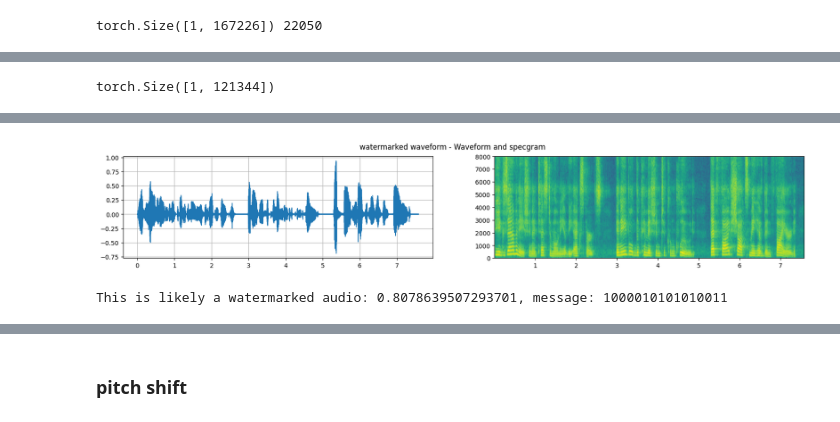
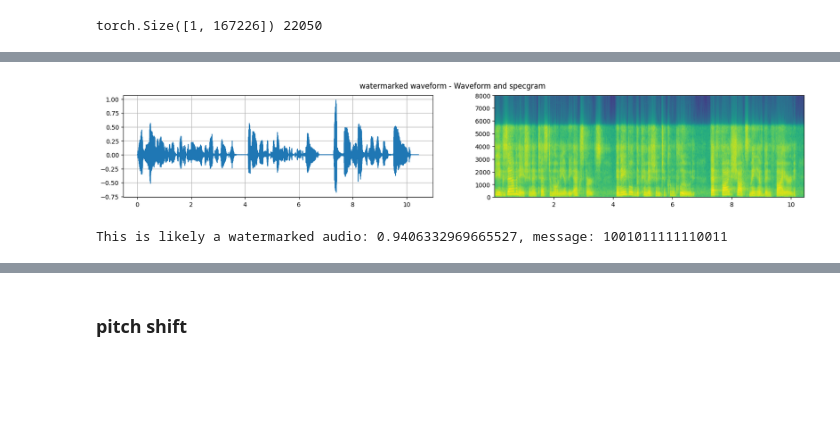
Before and after one commit to goannan/VoiceMark, a Jupyter notebook: example/getting_started.ipynb, the cells around one changed output, grey strips where cells are left out. Cells and saved outputs as stored; diff of their text form; code cells hidden in the pictures; blank space fills up the shorter version.

```diff
--- a/example/getting_started.ipynb
+++ b/example/getting_started.ipynb
@@ -92,14 +76,14 @@ play_audio(watermarked_audio, 16000)
 # %%
 import soundfile as sf
+import numpy as np
 
 # 保存
 sf.write("watermarked_audio.wav", watermarked_audio.cpu().numpy().squeeze().astype('float32'), 16000)
-
 # 读取回来
 import librosa
-audio_np, sr = librosa.load("watermarked_audio.wav", sr=16000)
+audio_np, _ = librosa.load("watermarked_audio.wav")
+# watermarked_audio, sr = torchaudio.load("watermarked_audio.wav")
+# diff = torch.abs(watermarked_audio - audio_np)
+# print("平均差:", diff.mean(), "最大差:", diff.max())
 # 转回 Tensor
 watermarked_audio = torch.tensor(audio_np, dtype=torch.float32).unsqueeze(0)
-print(watermarked_audio.shape)
-# %% [output]
-torch.Size([1, 121344])
@@ -106,5 +120,6 @@ torch.Size([1, 121344])
 # %%
+play_audio(watermarked_audio, 16000)
 plot_waveform_and_specgram(watermarked_audio, 16000, "watermarked waveform")
-result, message = decode_watermark(watermarked_audio, sr)
+result, message = decode_watermark(watermarked_audio, 16000)
 print(f"\nThis is likely a watermarked audio: {result}, message: {message}")
 # %% [output]
@@ -111,5 +127,5 @@ print(f"\nThis is likely a watermarked audio: {result}, message: {message}")
-[figure, old version]
+[figure, new version]
-This is likely a watermarked audio: 0.8078639507293701, message: 1000010101010011
+This is likely a watermarked audio: 0.9406332969665527, message: 1001011111110011
 # %%
 from example.attacks import AudioEffects as af
 # %%
```
Also changed, not shown: parts of 16 cells of this notebook, 15 other files.
